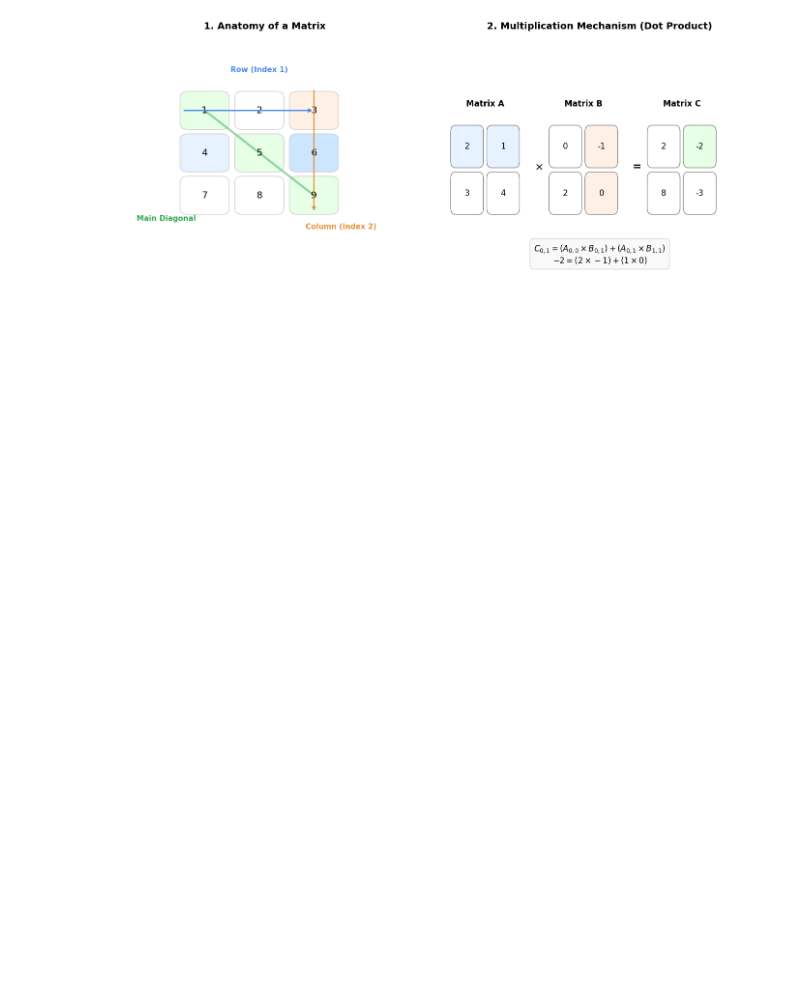
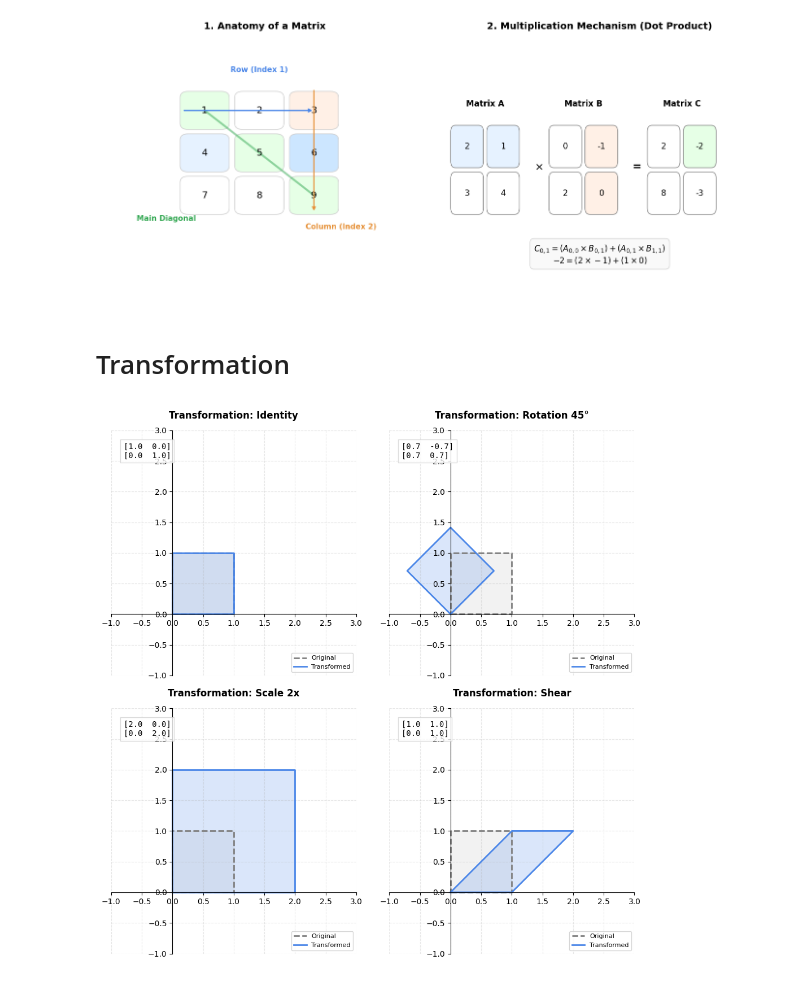
Before and after one commit to iwan-goodfellow/Intelligent-Labs, a Jupyter notebook: Math/2.ipynb, the cells around one changed output. Saved outputs shown, nothing was run; the diff lists cells and outputs as text; code cells hidden in the pictures; blank space fills up the shorter version.

Commit message:
add matmul n transform matrices concept

```diff
--- a/Math/2.ipynb
+++ b/Math/2.ipynb
@@ -94,3 +97,49 @@ plt.tight_layout()
 plt.show()
 # %% [output]
 [figure]
+# %% [markdown]
+# Transformation
+# %%
+fig, axs = plt.subplots(2, 2, figsize=(10, 10))
+axs = axs.flatten()
+
+matrices = {
+    "Identity": np.array([[1, 0], [0, 1]]),
+    "Rotation 45°": np.array([[np.cos(np.pi/4), -np.sin(np.pi/4)], [np.sin(np.pi/4), np.cos(np.pi/4)]]),
+    "Scale 2x": np.array([[2, 0], [0, 2]]),
+    "Shear": np.array([[1, 1], [0, 1]])
+}
+
+square = np.array([[0, 0], [1, 0], [1, 1], [0, 1], [0, 0]])
+
+for i, (title, mat) in enumerate(matrices.items()):
+    ax = axs[i]
+
+    transformed_square = np.dot(square, mat.T)
+
+    ax.spines['left'].set_position('zero')
+    ax.spines['bottom'].set_position('zero')
+    ax.spines['right'].set_color('none')
+    ax.spines['top'].set_color('none')
+    ax.set_xlim(-1, 3)
+    ax.set_ylim(-1, 3)
+    ax.set_aspect('equal')
+    ax.grid(True, linestyle='--', alpha=0.3)
+
+    ax.plot(square[:, 0], square[:, 1], linestyle='--', color='gray', label='Original', lw=2)
+    ax.fill(square[:, 0], square[:, 1], color='gray', alpha=0.1)
+
+    ax.plot(transformed_square[:, 0], transformed_square[:, 1], color='#4A86E8', label='Transformed', lw=2)
+    ax.fill(transformed_square[:, 0], transformed_square[:, 1], color='#4A86E8', alpha=0.2)
+
+    mat_str = f"[{mat[0,0]:.1f}  {mat[0,1]:.1f}]\n[{mat[1,0]:.1f}  {mat[1,1]:.1f}]"
+    ax.text(0.05, 0.95, mat_str, transform=ax.transAxes, fontsize=10, fontfamily='monospace',
+            va='top', bbox=dict(facecolor='white', edgecolor='lightgray', alpha=0.8))
+
+    ax.set_title(f"Transformation: {title}", fontweight='bold', pad=15)
+    ax.legend(loc='lower right', fontsize=8)
+
+plt.tight_layout()
+plt.show()
+# %% [output]
+[figure, added]
```
Also changed, not shown: parts of 2 cells of this notebook.
